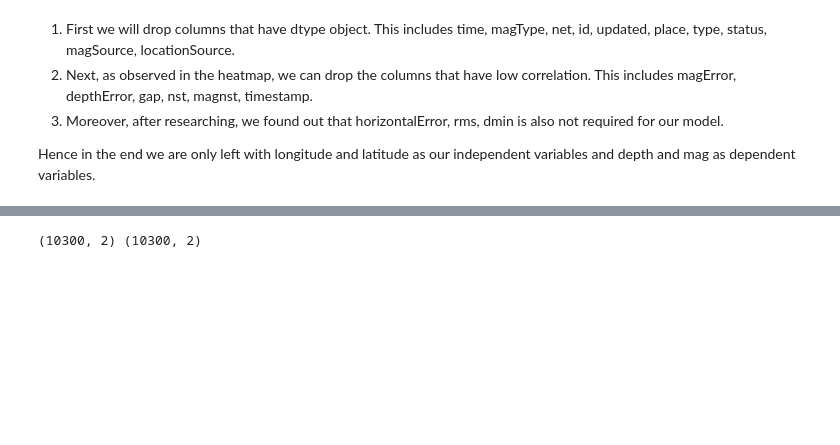
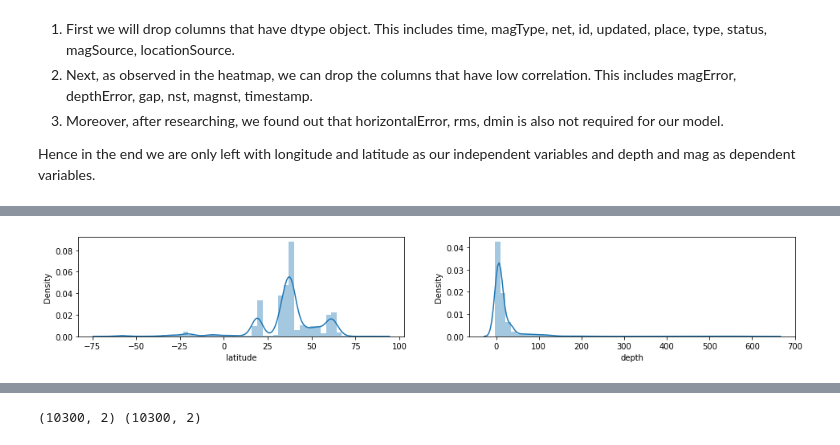
Before and after one commit to yvsharma02/UPES-2022-Hackathon, a Jupyter notebook: hackathon-6-0.ipynb, the cells around one changed output, grey strips where cells are left out. Drawn from its saved outputs; the diff is of its cells as text; code cells hidden in the pictures; blank space fills up the shorter version.

```diff
--- a/hackathon-6-0.ipynb
+++ b/hackathon-6-0.ipynb
@@ -293,0 +267,11 @@ final_data.head()
+# %%
+import warnings
+warnings.filterwarnings('ignore')
+plt.figure(figsize=(16,5))
+plt.subplot(2,2,1)
+sns.distplot(data['latitude'])
+plt.subplot(2,2,2)
+sns.distplot(data['depth'])
+plt.show()
+# %% [output]
+[figure, added]
```
Also changed, not shown: parts of 29 cells of this notebook.
